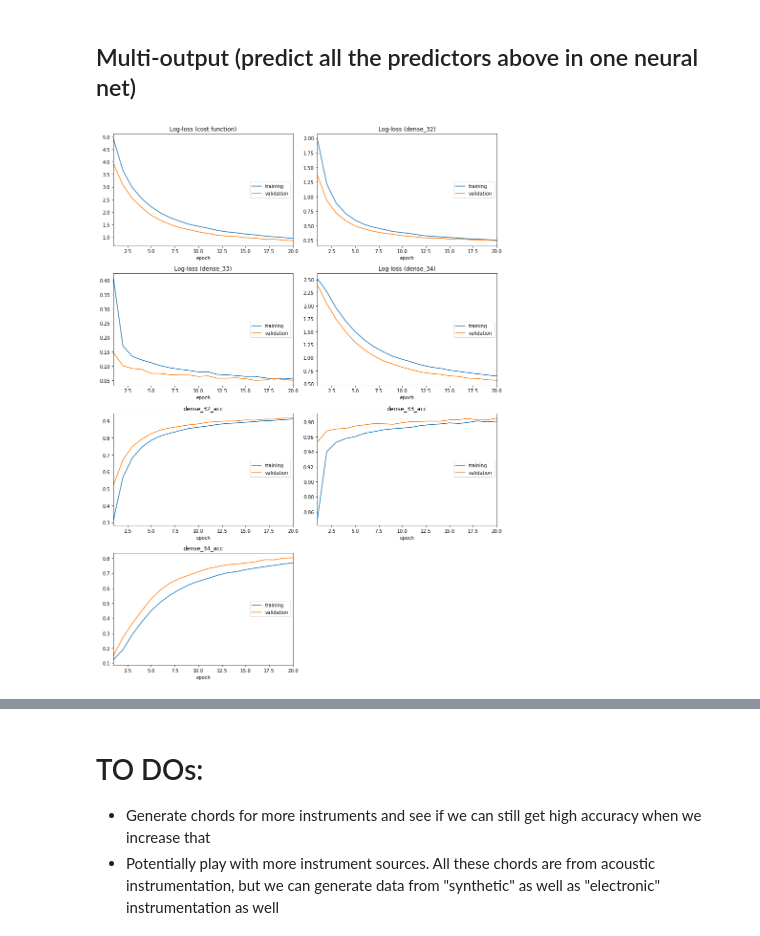
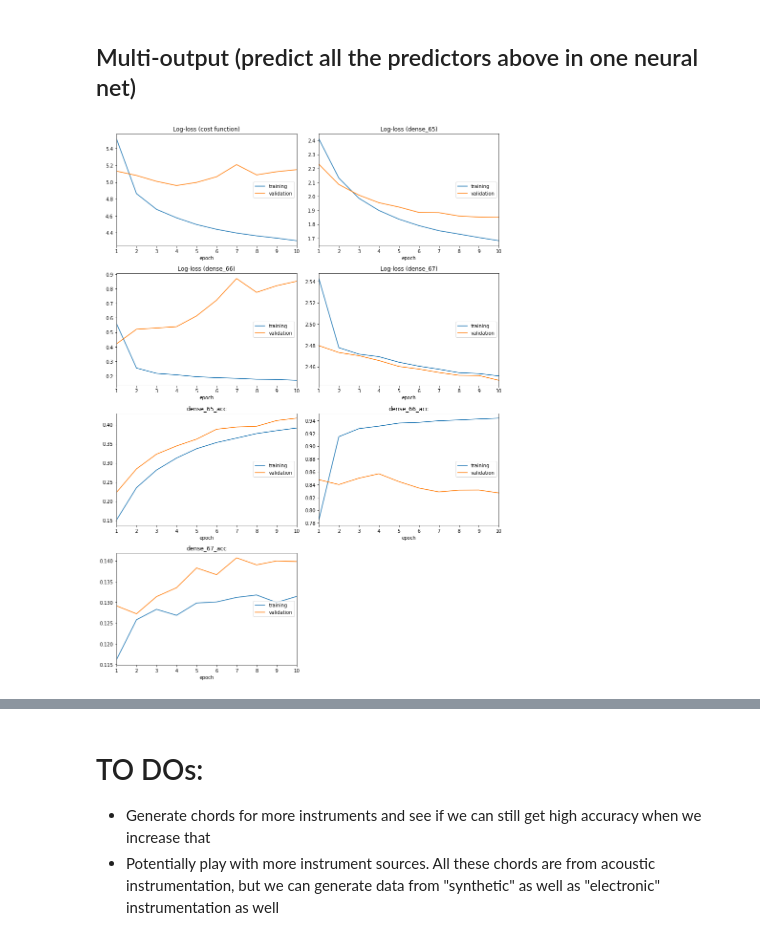
Before and after one commit to MattGraz/engr511, a Jupyter notebook: notebooks/generated_chord_model.ipynb, the cells around one changed output, grey strips where cells are left out. Drawn from its saved outputs; the diff is of its cells as text; code cells hidden in the pictures.

```diff
--- a/notebooks/generated_chord_model.ipynb
+++ b/notebooks/generated_chord_model.ipynb
@@ -124,2 +137,5 @@ train_x_stft = np.array(train_x_stft)
 # %% [output]
 [interactive output not drawn]
+# %%
+val_x_fft = [scipy.fftpack.fft(sound)[0:8000] for sound in tqdm(val_x_input)]
+val_x_fft = np.array(val_x_fft)
@@ -131,18 +153,21 @@ test_x_stft = np.array(test_x_stft)
 # %%
 # Create one hot matrix of instrument type
 le_note_base = LabelEncoder()
-le_note_base.fit(metadata_df_sample.chord_name_base)
-train_y_note_base = to_categorical(le_note_base.transform(metadata_df_sample.chord_name_base))
+le_note_base.fit(train_df_sample.chord_name_base)
+train_y_note_base = to_categorical(le_note_base.transform(train_df_sample.chord_name_base))
+val_y_note_base = to_categorical(le_note_base.transform(val_df_sample.chord_name_base))
 test_y_note_base = to_categorical(le_note_base.transform(test_df_sample.chord_name_base))
 
 le_instrument_family = LabelEncoder()
-le_instrument_family.fit(metadata_df_sample.instrument_family)
-train_y_instrument_family = to_categorical(le_instrument_family.transform(metadata_df_sample.instrument_family))
+le_instrument_family.fit(train_df_sample.instrument_family)
+train_y_instrument_family = to_categorical(le_instrument_family.transform(train_df_sample.instrument_family))
+val_y_instrument_family = to_categorical(le_instrument_family.transform(val_df_sample.instrument_family))
 test_y_instrument_family = to_categorical(le_instrument_family.transform(test_df_sample.instrument_family))
 
 le_chord_type = LabelEncoder()
-le_chord_type.fit(metadata_df_sample.chord_type)
-train_y_chord_type = to_categorical(le_chord_type.transform(metadata_df_sample.chord_type))
+le_chord_type.fit(train_df_sample.chord_type)
+train_y_chord_type = to_categorical(le_chord_type.transform(train_df_sample.chord_type))
+val_y_chord_type = to_categorical(le_chord_type.transform(val_df_sample.chord_type))
 test_y_chord_type = to_categorical(le_chord_type.transform(test_df_sample.chord_type))
 # %% [markdown]
 ## Chord Classification
@@ -294,21 +318,21 @@ I wonder if this is due to more sparsity in these classes than in the others.  I
 # %%
 in_data = Input(shape=(8000, ))
 
-lay1 = Dense(50, activation='relu')(in_data)
+lay1 = Dense(20, activation='relu')(in_data)
 lay1 = BatchNormalization()(lay1)
-# lay1 = Dropout(.2)(lay1)
+lay1 = Dropout(.4)(lay1)
 
-lay2 = Dense(50, activation='relu')(lay1)
+lay2 = Dense(20, activation='relu')(lay1)
 lay2 = BatchNormalization()(lay2)
-# lay2 = Dropout(.2)(lay2)
+lay2 = Dropout(.4)(lay2)
 
-lay3 = Dense(50, activation='relu')(lay2)
-lay3 = BatchNormalization()(lay3)
-# lay3 = Dropout(.2)(lay3)
+# lay3 = Dense(50, activation='relu')(lay2)
+# lay3 = BatchNormalization()(lay3)
+# lay3 = Dropout(.4)(lay3)
 
-output_chord_note_base = Dense(12, activation = "softmax")(lay3)
-output_instrument_family = Dense(4, activation = "softmax")(lay3)
-output_chord_type = Dense(13, activation = "softmax")(lay3)
+output_chord_note_base = Dense(12, activation = "softmax")(lay2)
+output_instrument_family = Dense(4, activation = "softmax")(lay2)
+output_chord_type = Dense(13, activation = "softmax")(lay2)
 
 model = Model(inputs=[in_data],
               outputs=[output_chord_note_base, output_instrument_family, output_chord_type])
@@ -317,12 +341,12 @@ model.compile(optimizer=keras.optimizers.Adam(),
               loss="categorical_crossentropy",
               metrics=['acc'])
 # %%
-history = model.fit([train_x_stft],
+history = model.fit([train_x_fft],
                     [train_y_note_base, train_y_instrument_family, train_y_chord_type],
-                    epochs=20,
+                    epochs=10,
                     batch_size=32,
-                    validation_split=.20,
+                    validation_data=(val_x_fft, [val_y_note_base, val_y_instrument_family, val_y_chord_type]),
                     callbacks=[PlotLossesKeras()])
 # %% [output]
-[figure, old version]
+[figure, new version]
 # %%
```
Also changed, not shown: parts of 31 cells of this notebook.
